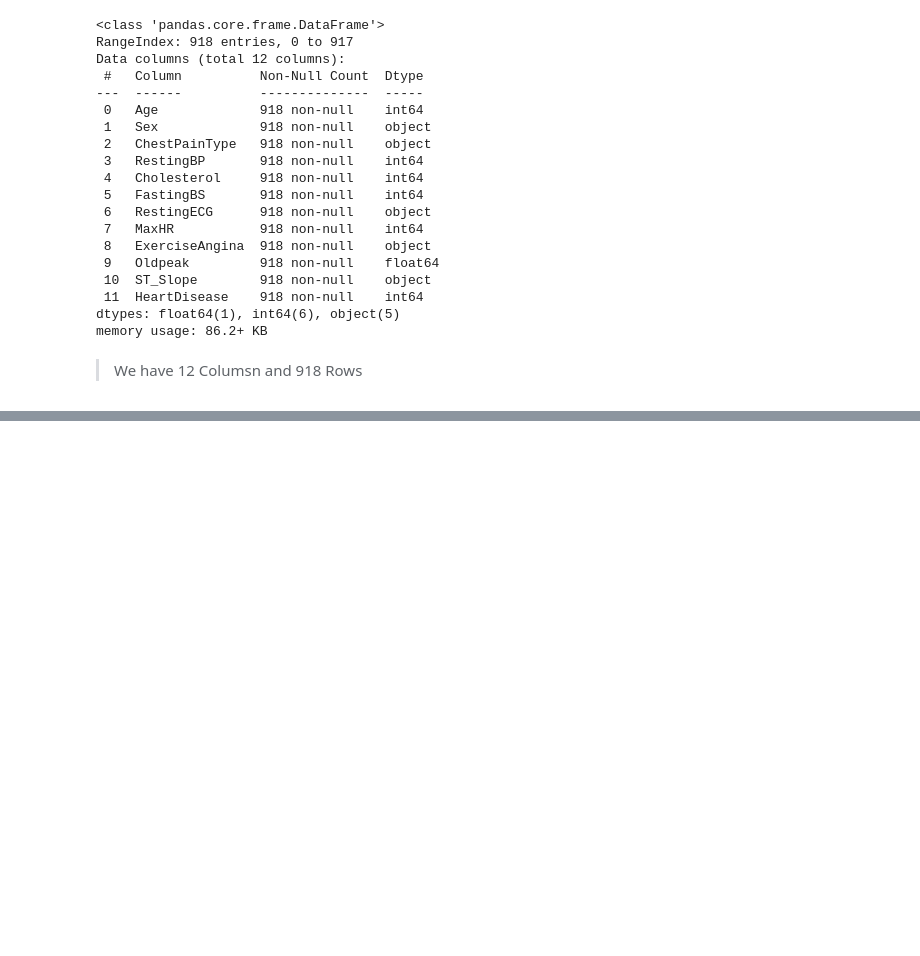
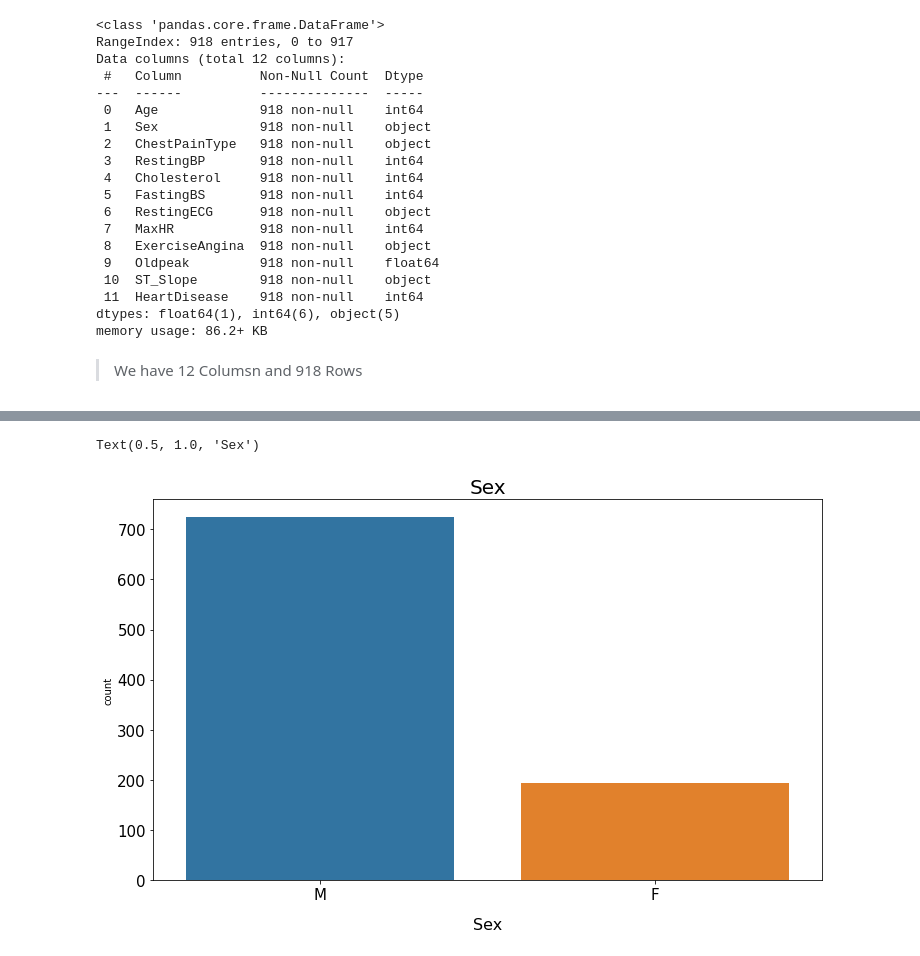
Before and after one commit to rvtovar/Heart_Disease, a Jupyter notebook: Project_Data_Sets.ipynb, the cells around one changed output, grey strips where cells are left out. Cells and saved outputs as stored; diff of their text form; code cells hidden in the pictures; blank space fills up the shorter version.

```diff
--- a/Project_Data_Sets.ipynb
+++ b/Project_Data_Sets.ipynb
@@ -113,0 +212,12 @@ memory usage: 86.2+ KB
+# %%
+ # The Count of Sex,
+fig, ax = plt.subplots(figsize=(12,7))
+sns.countplot(data=heart_df, ax=ax, x="Sex")
+ax.set_xlabel("Sex", fontsize=16, labelpad=15)
+ax.tick_params(axis = 'both', which = 'major', labelsize = 15)
+ax.set_title("Sex", fontsize='20')
+
+# There seems to be mostly men in this dataset
+# %% [output]
+Text(0.5, 1.0, 'Sex')
+[figure, added]
```
Also changed, not shown: parts of 46 cells of this notebook.
